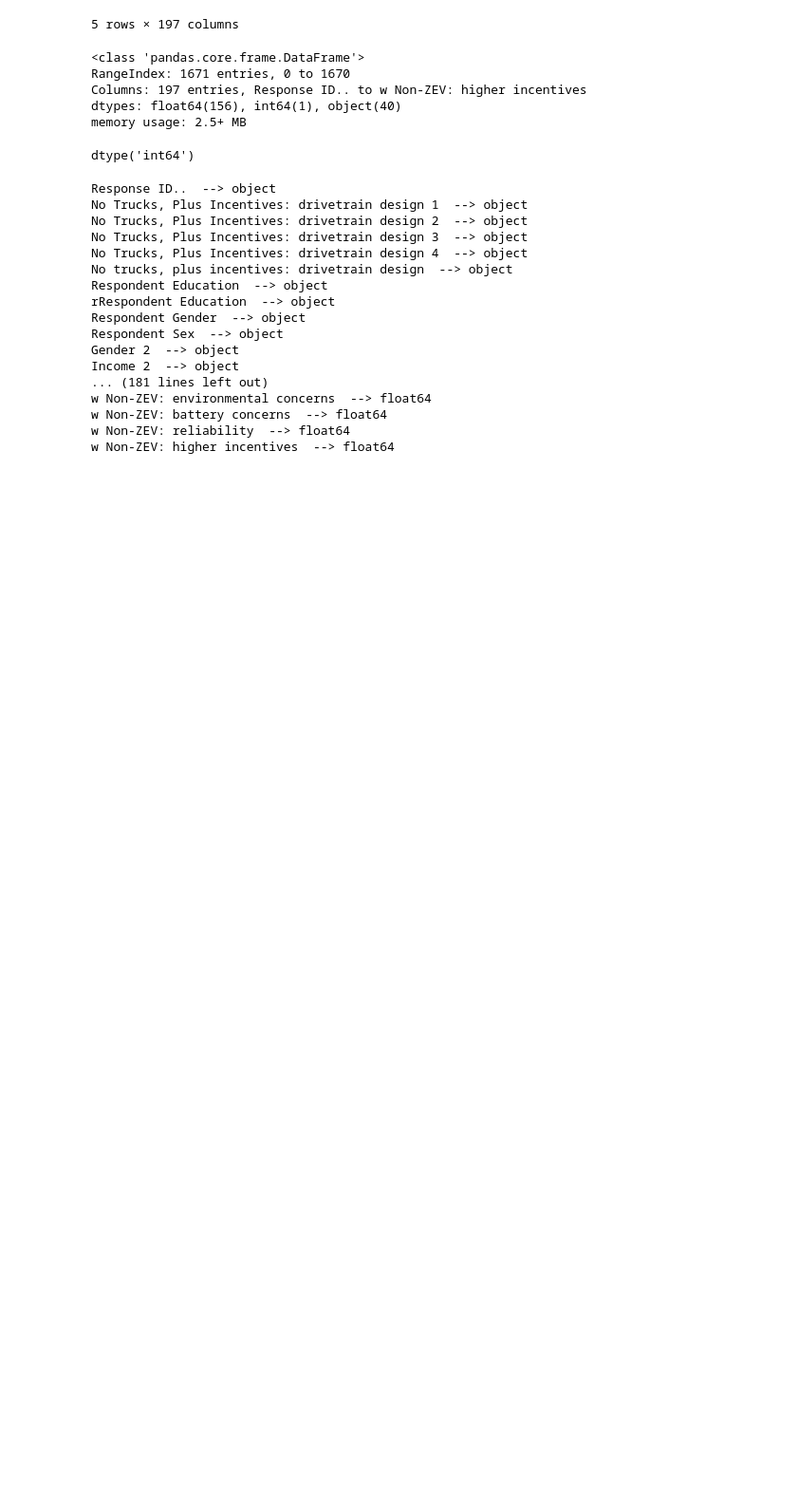
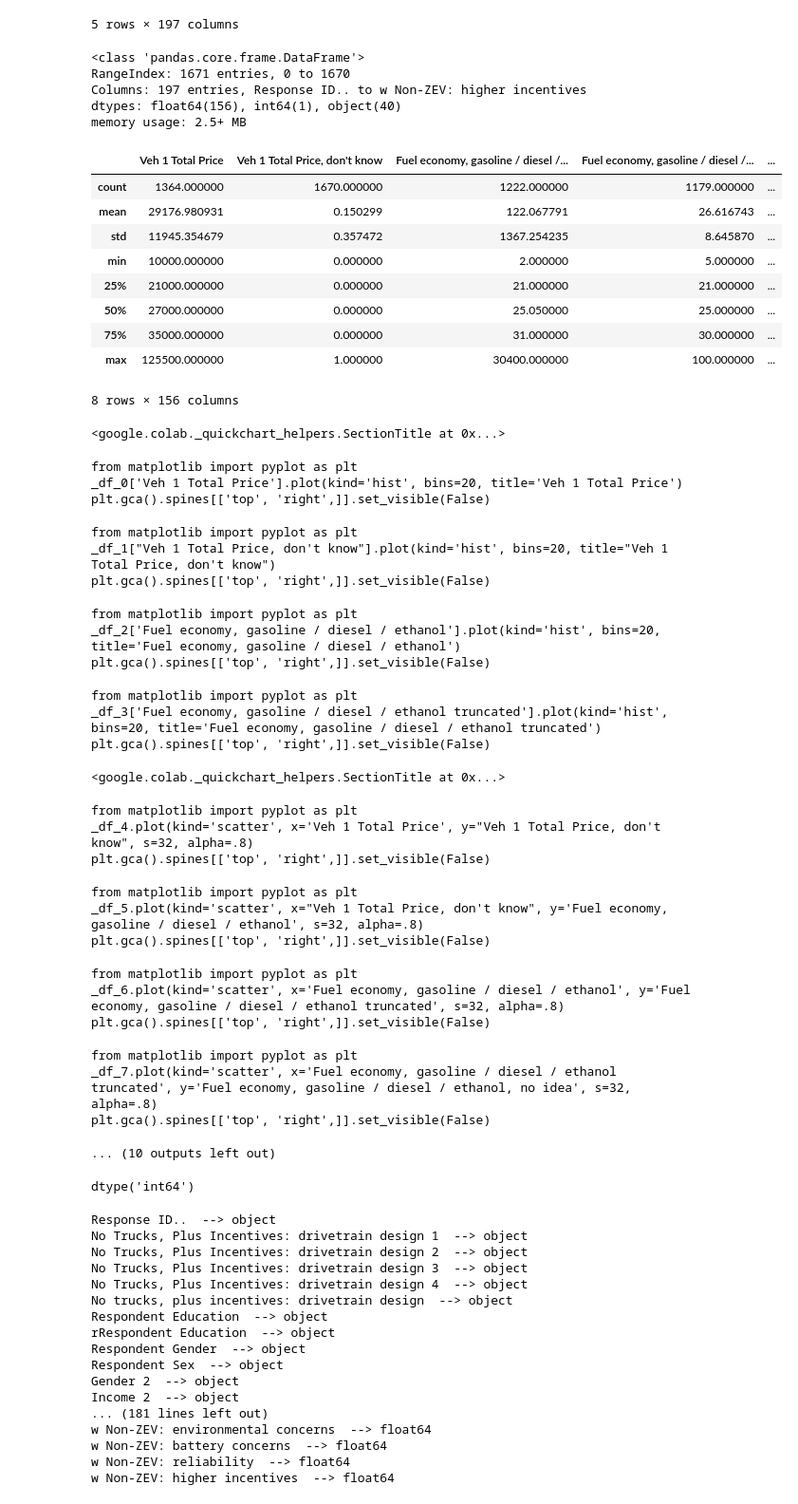
Before and after one commit to kkrusere/EV_Market-Analysis-and-Consumer-Behavior, a Jupyter notebook: data_collection_&_EDA.ipynb, the cells around one changed output. Shown at 95% size. Drawn from its saved outputs; the diff is of its cells as text; code cells hidden in the pictures; blank space fills up the shorter version.

```diff
--- a/data_collection_&_EDA.ipynb
+++ b/data_collection_&_EDA.ipynb
@@ -72,6 +72,46 @@ RangeIndex: 1671 entries, 0 to 1670
 Columns: 197 entries, Response ID.. to w Non-ZEV: higher incentives
 dtypes: float64(156), int64(1), object(40)
 memory usage: 2.5+ MB
+# %%
+CA_dataset.describe()
+# %% [output]
+|  | Veh 1 Total Price | Veh 1 Total Price, don't know | Fuel economy, gasoline / diesel /... | Fuel economy, gasoline / diesel /... | ... |
+| count | 1364.000000 | 1670.000000 | 1222.000000 | 1179.000000 | ... |
+| mean | 29176.980931 | 0.150299 | 122.067791 | 26.616743 | ... |
+| std | 11945.354679 | 0.357472 | 1367.254235 | 8.645870 | ... |
+| min | 10000.000000 | 0.000000 | 2.000000 | 5.000000 | ... |
+| 25% | 21000.000000 | 0.000000 | 21.000000 | 21.000000 | ... |
+| 50% | 27000.000000 | 0.000000 | 25.050000 | 25.000000 | ... |
+| 75% | 35000.000000 | 0.000000 | 31.000000 | 30.000000 | ... |
+| max | 125500.000000 | 1.000000 | 30400.000000 | 100.000000 | ... |
+8 rows × 156 columns
+<google.colab._quickchart_helpers.SectionTitle at 0x...>
+from matplotlib import pyplot as plt
+_df_0['Veh 1 Total Price'].plot(kind='hist', bins=20, title='Veh 1 Total Price')
+plt.gca().spines[['top', 'right',]].set_visible(False)
+from matplotlib import pyplot as plt
+_df_1["Veh 1 Total Price, don't know"].plot(kind='hist', bins=20, title="Veh 1 Total Price, don't know")
+plt.gca().spines[['top', 'right',]].set_visible(False)
+from matplotlib import pyplot as plt
+_df_2['Fuel economy, gasoline / diesel / ethanol'].plot(kind='hist', bins=20, title='Fuel economy, gasoline / diesel / ethanol')
+plt.gca().spines[['top', 'right',]].set_visible(False)
+from matplotlib import pyplot as plt
+_df_3['Fuel economy, gasoline / diesel / ethanol truncated'].plot(kind='hist', bins=20, title='Fuel economy, gasoline / diesel / ethanol truncated')
+plt.gca().spines[['top', 'right',]].set_visible(False)
+<google.colab._quickchart_helpers.SectionTitle at 0x...>
+from matplotlib import pyplot as plt
+_df_4.plot(kind='scatter', x='Veh 1 Total Price', y="Veh 1 Total Price, don't know", s=32, alpha=.8)
+plt.gca().spines[['top', 'right',]].set_visible(False)
+from matplotlib import pyplot as plt
+_df_5.plot(kind='scatter', x="Veh 1 Total Price, don't know", y='Fuel economy, gasoline / diesel / ethanol', s=32, alpha=.8)
+plt.gca().spines[['top', 'right',]].set_visible(False)
+from matplotlib import pyplot as plt
+_df_6.plot(kind='scatter', x='Fuel economy, gasoline / diesel / ethanol', y='Fuel economy, gasoline / diesel / ethanol truncated', s=32, alpha=.8)
+plt.gca().spines[['top', 'right',]].set_visible(False)
+from matplotlib import pyplot as plt
+_df_7.plot(kind='scatter', x='Fuel economy, gasoline / diesel / ethanol truncated', y='Fuel economy, gasoline / diesel / ethanol, no idea', s=32, alpha=.8)
+plt.gca().spines[['top', 'right',]].set_visible(False)
+... (10 outputs left out)
 # %%
 CA_dataset["Response ID.."].dtype
 # %% [output]
```
Also changed, not shown: parts of 4 cells of this notebook.
